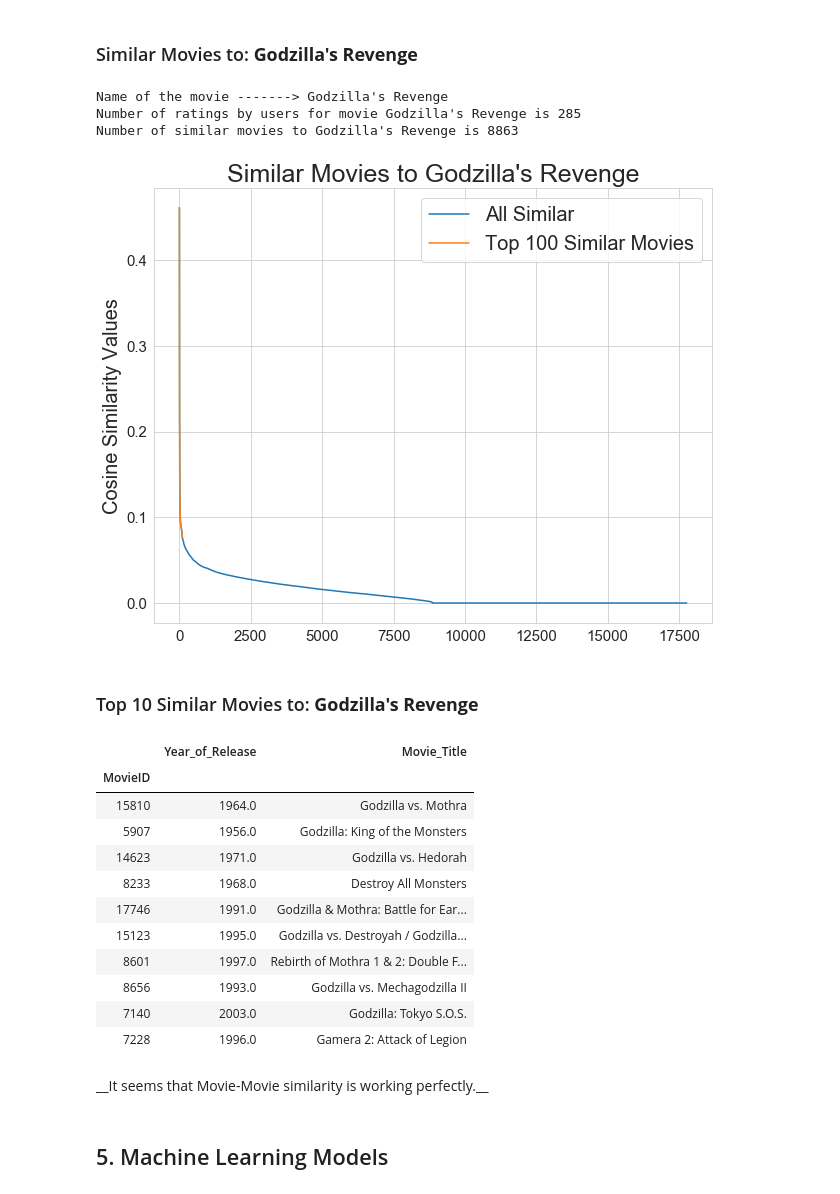
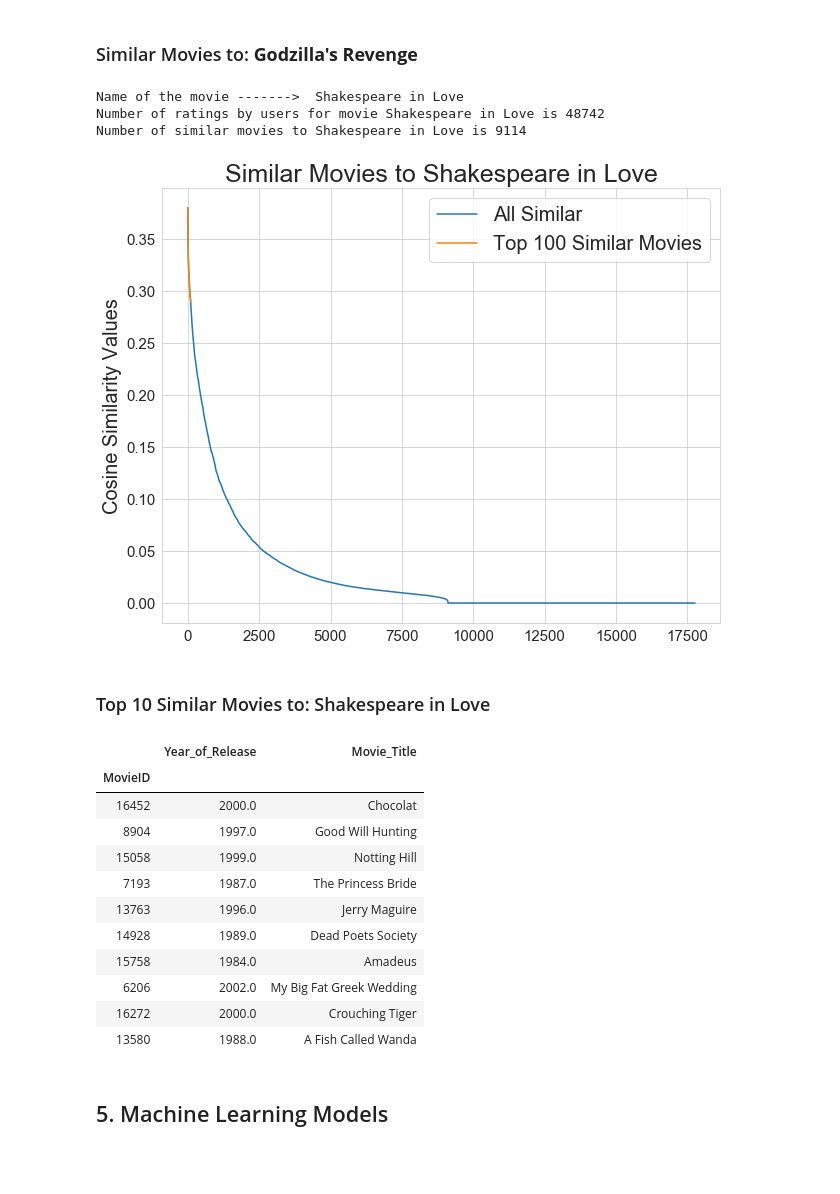
Before and after one commit to SaihaMohammed/Netflix-Recommendation, a Jupyter notebook: Netflix_Movie_Recommendation.ipynb, the cells around one changed output. Drawn from its saved outputs; the diff is of its cells as text; code cells hidden in the pictures; blank space fills up the shorter version.

```diff
--- a/Netflix_Movie_Recommendation.ipynb
+++ b/Netflix_Movie_Recommendation.ipynb
@@ -535,15 +544,15 @@ startTime = datetime.now()
 print("Creating USER_ITEM sparse matrix for test Data")
 if os.path.isfile("./Data/TestUISparseData.npz"):
     print("Sparse Data is already present in your disk, no need to create further. Loading Sparse Matrix")
-    TestUISparseData = sparse.load_npz("./Data/TestUISparseData.npz")
-    print("Shape of Test Sparse Matrix = "+str(TestUISparseData.shape))
+    Test_UI_SparseData = sparse.load_npz("./Data/TestUISparseData.npz")
+    print("Shape of Test Sparse Matrix = "+str(Test_UI_SparseData.shape))
 else:
     print("We are creating sparse data")
-    TestUISparseData = sparse.csr_matrix((Test_Data.Ratings, (Test_Data.CustID, Test_Data.MovieID)))
-    print(TestUISparseData)
-    print("Creation done. Shape of sparse matrix = "+str(TestUISparseData.shape))
+    Test_UI_SparseData = sparse.csr_matrix((Test_Data.Ratings, (Test_Data.CustID, Test_Data.MovieID)))
+    print(Test_UI_SparseData)
+    print("Creation done. Shape of sparse matrix = "+str(Test_UI_SparseData.shape))
     print("Saving it into disk for furthur usage.")
-    sparse.save_npz("./Data/TestUISparseData.npz", TestUISparseData)
+    sparse.save_npz("./Data/TestUISparseData.npz", Test_UI_SparseData)
     print("Done\n")
 
 print(datetime.now() - startTime)
@@ -769,7 +770,7 @@ start = datetime.now()
 if not os.path.isfile("./Data/m_m_similarity.npz"):
     print("Movie-Movie Similarity file does not exist in your disk. Creating Movie-Movie Similarity Matrix...")
 
-    m_m_similarity = cosine_similarity(TrainUISparseData.T, dense_output = False)
+    m_m_similarity = cosine_similarity(Train_UI_SparseData.T, dense_output = False)
     print("Done")
     print("Dimension of Matrix = {}".format(m_m_similarity.shape))
     print("Storing the Movie Similarity matrix on disk for further usage")
@@ -811,55 +810,53 @@ movie_titles_df.head()
 # %% [markdown]
 ### Similar Movies to: __Godzilla's Revenge__
 # %%
-movieID_GR = 17765
+movieID_rn = 17764
 
-print("Name of the movie -------> "+str(movie_titles_df.loc[movieID_GR][1]))
+print("Name of the movie -------> ",(movie_titles_df.loc[movieID_rn][1]))
 
-print("Number of ratings by users for movie {} is {}".format(movie_titles_df.loc[movieID_GR][1], TrainUISparseData[:,movieID_GR].getnnz()))
+print("Number of ratings by users for movie {} is {}".format(movie_titles_df.loc[movieID_rn][1], Train_UI_SparseData[:,movieID_rn].getnnz()))
 
-print("Number of similar movies to {} is {}".format(movie_titles_df.loc[movieID_GR][1], m_m_similarity[movieID_GR].count_nonzero()))
+print("Number of similar movies to {} is {}".format(movie_titles_df.loc[movieID_rn][1], m_m_similarity[movieID_rn].count_nonzero()))
 # %% [output]
-Name of the movie -------> Godzilla's Revenge
-Number of ratings by users for movie Godzilla's Revenge is 285
-Number of similar movies to Godzilla's Revenge is 8863
+Name of the movie ------->  Shakespeare in Love
+Number of ratings by users for movie Shakespeare in Love is 48742
+Number of similar movies to Shakespeare in Love is 9114
 # %%
 # Meaning of "[:,17765]" means get all the values of column "17765".
 # "getnnz()" give count of explicitly-stored values (nonzeros).
 # %%
 
-all_similar = sorted(m_m_similarity[movieID_GR].toarray().ravel(), reverse = True)[1:]
+all_similar = sorted(m_m_similarity[movieID_rn].toarray().ravel(), reverse = True)[1:]
 
 similar_100 = all_similar[:101]
 # %%
 plt.figure(figsize = (10, 8))
 plt.plot(all_similar, label = "All Similar")
 plt.plot(similar_100, label = "Top 100 Similar Movies")
-plt.title("Similar Movies to Godzilla's Revenge", fontsize = 25)
+plt.title("Similar Movies to Shakespeare in Love", fontsize = 25)
 plt.ylabel("Cosine Similarity Values", fontsize = 20)
 plt.tick_params(labelsize = 15)
 plt.legend(fontsize = 20)
 plt.show()
 # %% [output]
-[figure, old version]
+[figure, new version]
 # %% [markdown]
-### Top 10 Similar Movies to: __Godzilla's Revenge__
+### Top 10 Similar Movies to: Shakespeare in Love
 # %%
-movie_titles_df.loc[similar_movies_dict[movieID_GR][:10]]
+movie_titles_df.loc[similar_movies_dict[movieID_rn][:10]]
 # %% [output]
 |  | Year_of_Release | Movie_Title |
 | MovieID |  |  |
-| 15810 | 1964.0 | Godzilla vs. Mothra |
-| 5907 | 1956.0 | Godzilla: King of the Monsters |
-| 14623 | 1971.0 | Godzilla vs. Hedorah |
-| 8233 | 1968.0 | Destroy All Monsters |
-| 17746 | 1991.0 | Godzilla & Mothra: Battle for Ear... |
-| 15123 | 1995.0 | Godzilla vs. Destroyah / Godzilla... |
-| 8601 | 1997.0 | Rebirth of Mothra 1 & 2: Double F... |
-| 8656 | 1993.0 | Godzilla vs. Mechagodzilla II |
-| 7140 | 2003.0 | Godzilla: Tokyo S.O.S. |
-| 7228 | 1996.0 | Gamera 2: Attack of Legion |
+| 16452 | 2000.0 | Chocolat |
+| 8904 | 1997.0 | Good Will Hunting |
+| 15058 | 1999.0 | Notting Hill |
+| 7193 | 1987.0 | The Princess Bride |
+| 13763 | 1996.0 | Jerry Maguire |
+| 14928 | 1989.0 | Dead Poets Society |
+| 15758 | 1984.0 | Amadeus |
+| 6206 | 2002.0 | My Big Fat Greek Wedding |
+| 16272 | 2000.0 | Crouching Tiger |
+| 13580 | 1988.0 | A Fish Called Wanda |
-# %% [markdown]
-<p>__It seems that Movie-Movie similarity is working perfectly.__</p>
 # %% [markdown]
 ## 5. Machine Learning Models
 # %%
```
Also changed, not shown: parts of 108 cells of this notebook.
